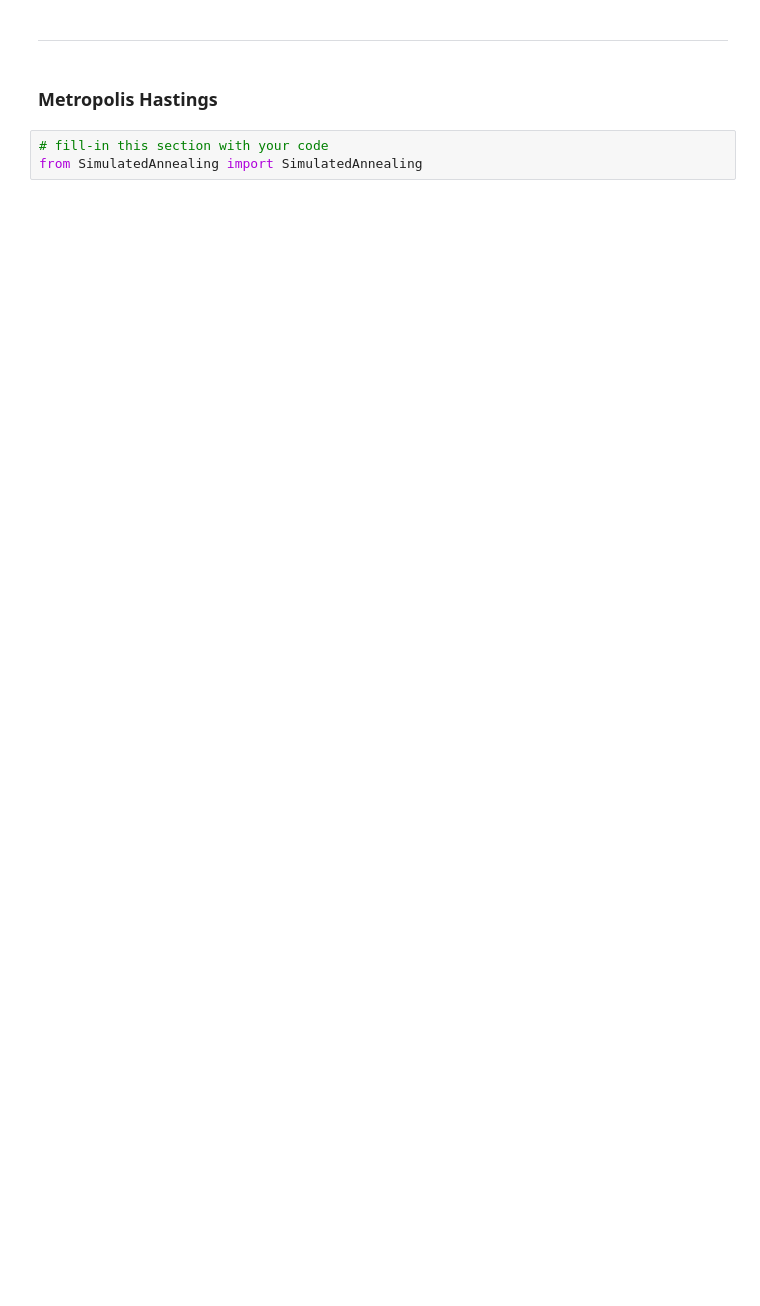
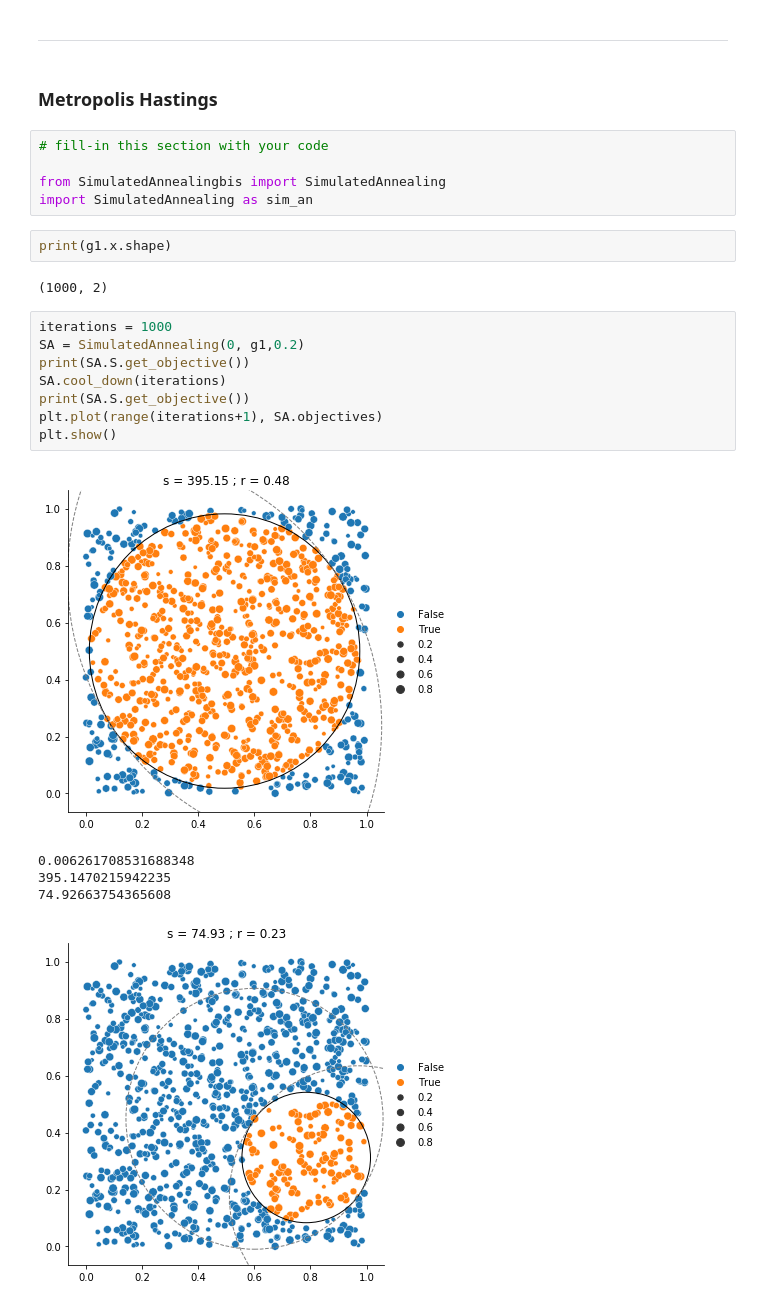
Before and after one commit to AmineCh1/Vokram_Chainzzz, a Jupyter notebook: model.ipynb, the cells around one changed output. Cells and saved outputs as stored; diff of their text form; blank space fills up the shorter version.

```diff
--- a/model.ipynb
+++ b/model.ipynb
@@ -105,4 +107,24 @@ plt.show()
 ### Metropolis Hastings
 # %%
 # fill-in this section with your code
-from SimulatedAnnealing import SimulatedAnnealing
+
+from SimulatedAnnealingbis import SimulatedAnnealing
+import SimulatedAnnealing as sim_an
+# %%
+print(g1.x.shape)
+# %% [output]
+(1000, 2)
+# %%
+iterations = 1000
+SA = SimulatedAnnealing(0, g1,0.2)
+print(SA.S.get_objective())
+SA.cool_down(iterations)
+print(SA.S.get_objective())
+plt.plot(range(iterations+1), SA.objectives)
+plt.show()
+# %% [output]
+[figure, added]
+0.006261708531688348
+395.1470215942235
+74.92663754365608
+[figure, added]
```
Also changed, not shown: parts of 13 cells of this notebook, 2 other files.
